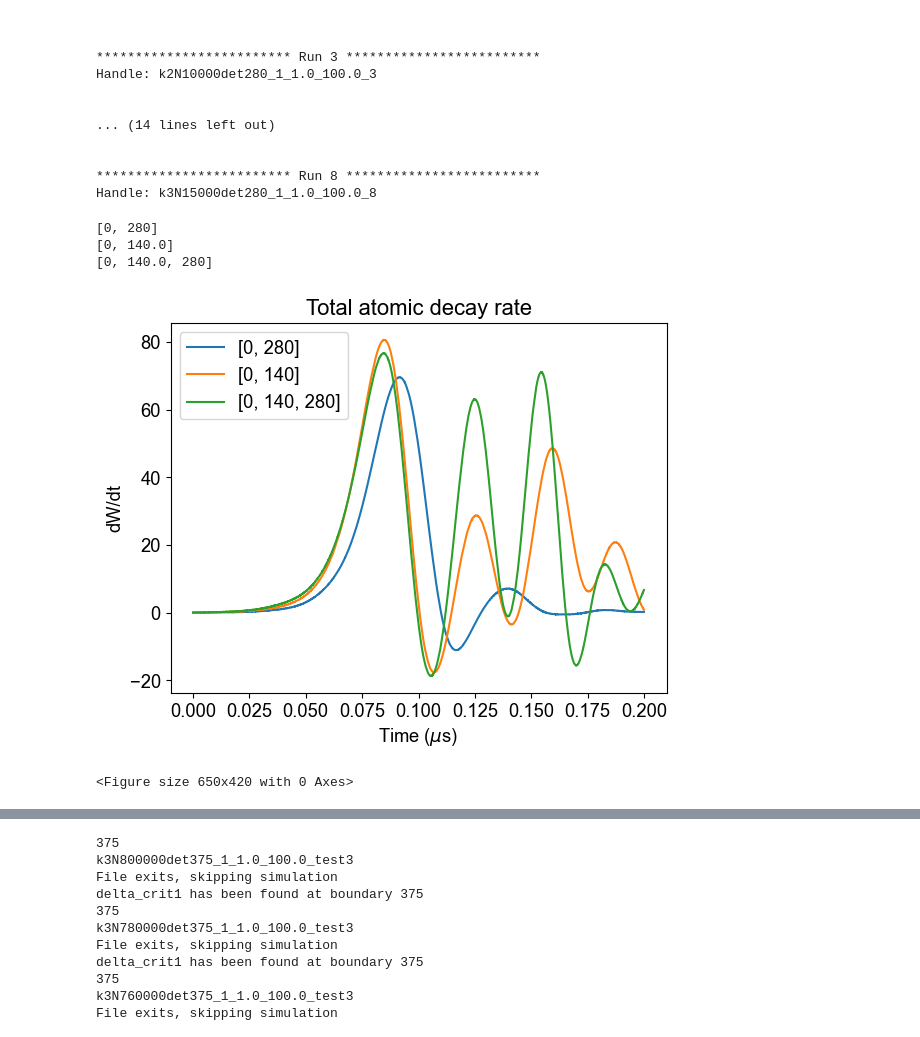
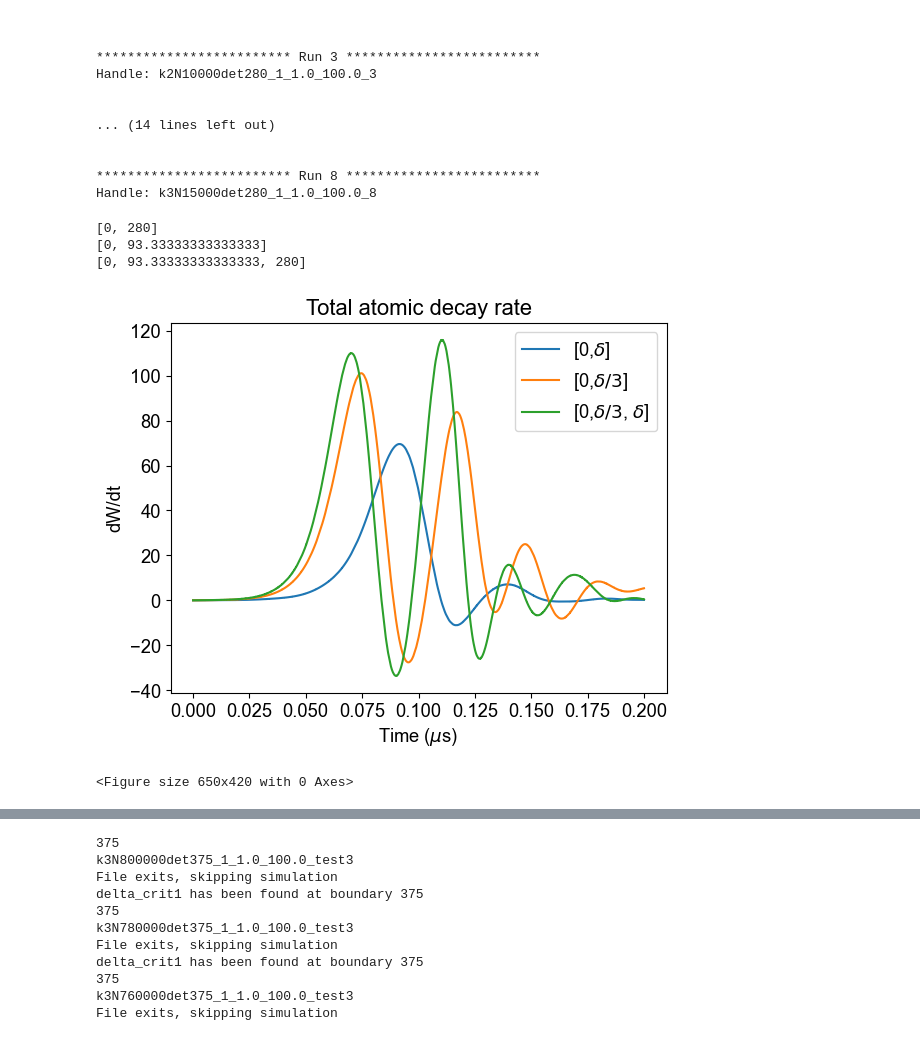
Before and after one commit to VodkaSin/Cuda_C_spin_sync, a Jupyter notebook: CUDA_code/cuda_run-fixed-head (1).ipynb, the cells around one changed output, grey strips where cells are left out. Cells and saved outputs as stored; diff of their text form; code cells hidden in the pictures.

Commit message:
Code for test 4 symmetry

```diff
--- a/CUDA_code/cuda_run-fixed-head (1).ipynb
+++ b/CUDA_code/cuda_run-fixed-head (1).ipynb
@@ -105,30 +107,34 @@ Handle: k2N10000det280_1_1.0_100.0_3
 ************************* Run 8 *************************
 Handle: k3N15000det280_1_1.0_100.0_8
 # %%
-plot_good = 0 # Change to 1 once sure the result is good
+#############################################################
+# Test 2: plot dW/dt
+#############################################################
+plot_good = True # Change to 1 once sure the result is good
 results = [utils.read_results(handle) for handle in handle_list]
 sz_list = [results[i][1] for i in range(len(handle_list))]
 dt = results[0][0][-1]/np.size(results[0][0])
-plt.rcParams.update({'font.size': 13.2})
-plt.rcParams["font.family"] = "Arial"
-from matplotlib import rc
 fig = plt.figure()
 ax = fig.subplots(1, 1)
 plt.figure(figsize=(6.5,4.2))
 ax.set_title("Total atomic decay rate")
 ax.set_ylabel(r"dW/dt")
 ax.set_xlabel(r"Time ($\mu$s)")
-for i in [0,1,3]:
+labels = [r"[0,$\delta$]", r"[0,$\delta/3$]", r"[0,$\delta/3$, $\delta$]"]
+run = 0
+for i in [0,4,5]:
     W = utils.Wt(results[i][1])
     I = -utils.diffentiate(dt, W)
     print(detunings[i])
-    ax.plot(results[0][0][:-1], I, label=[int(k) for k in detunings[i]])
+    ax.plot(results[0][0][:-1], I, label=labels[run])
+    run += 1
     # ax.set_yscale('log')
 ax.legend()
-plt.savefig(f"test2_dwdt_{plot_good}", dpi=300)
+if plot_good == True:
+    fig.savefig("test2_dwdt_3.pdf", dpi=300, pad_inches=0.2)
 # %% [output]
 [0, 280]
-[0, 140.0]
-[0, 140.0, 280]
+[0, 93.33333333333333]
+[0, 93.33333333333333, 280]
-[figure, old version]
+[figure, new version]
 <Figure size 650x420 with 0 Axes>
```
Also changed, not shown: parts of 22 cells of this notebook.
